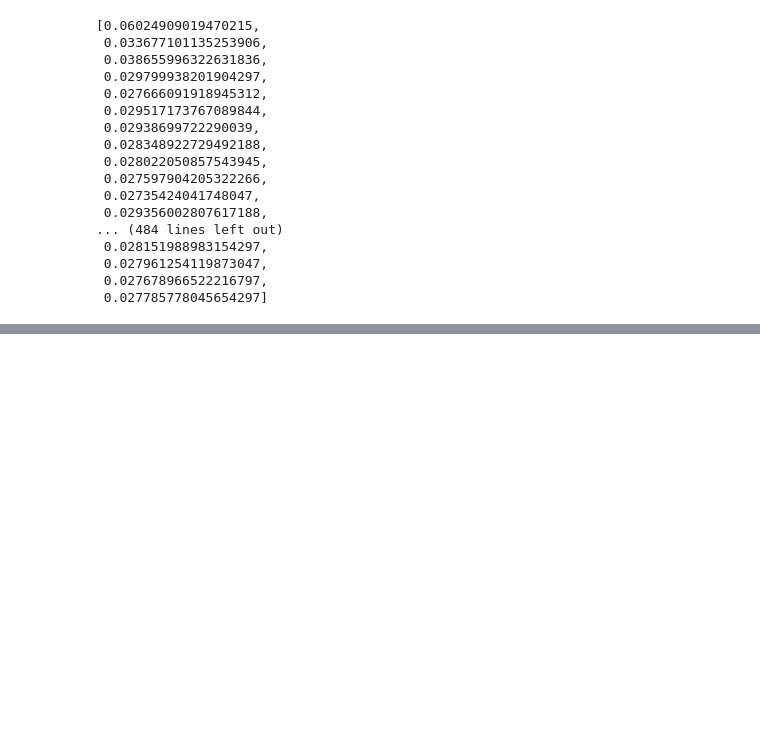
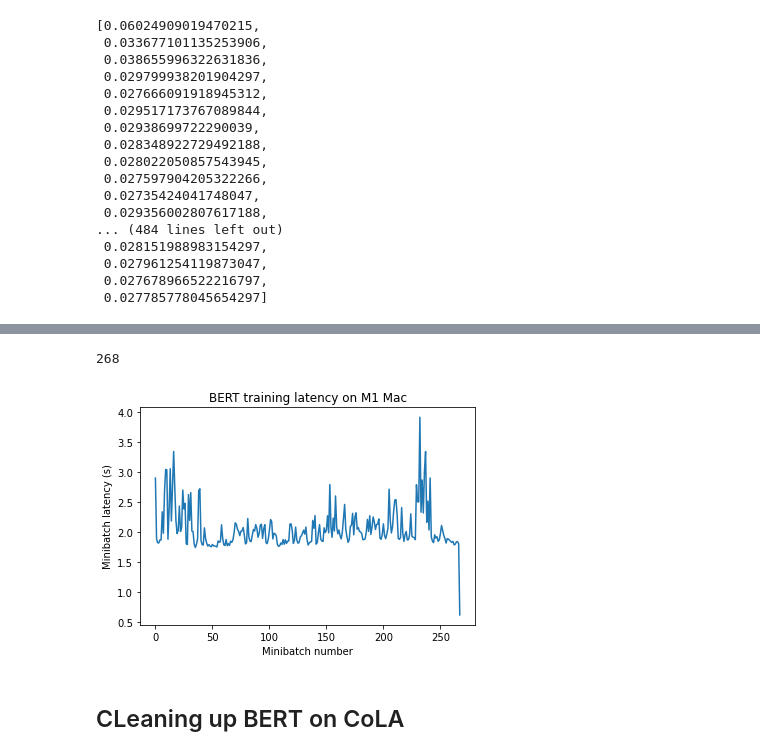
Before and after one commit to LukeBailey181/DeepFlex, a Jupyter notebook: training_latency_eval/testing.ipynb, the cells around one changed output, grey strips where cells are left out. Cells and saved outputs as stored; diff of their text form; code cells hidden in the pictures; blank space fills up the shorter version.

Commit message:
Add BERT evaluation and split up evaluation files

```diff
--- a/training_latency_eval/testing.ipynb
+++ b/training_latency_eval/testing.ipynb
@@ -351,0 +388,19 @@ timing_data[0]
+# %%
+task_to_keys = {
+    "cola": ("sentence", None),
+    "mnli": ("premise", "hypothesis"),
+    "mrpc": ("sentence1", "sentence2"),
+    "qnli": ("question", "sentence"),
+    "qqp": ("question1", "question2"),
+    "rte": ("sentence1", "sentence2"),
+    "sst2": ("sentence", None),
+    "stsb": ("sentence1", "sentence2"),
+    "wnli": ("sentence1", "sentence2"),
+}
+
+raw_datasets = load_dataset(
+    "glue",
+    "cola",
+    cache_dir="./data",
+    #use_auth_token=True if model_args.use_auth_token else None,
+)
@@ -351,0 +520,12 @@ timing_data[0]
+# %%
+import datetime
+
+def format_time(elapsed):
+    '''
+    Takes a time in seconds and returns a string hh:mm:ss
+    '''
+    # Round to the nearest second.
+    elapsed_rounded = int(round((elapsed)))
+
+    # Format as hh:mm:ss
+    return str(datetime.timedelta(seconds=elapsed_rounded))
@@ -351,0 +651,15 @@ timing_data[0]
+# %%
+print(len(train_dataloader))
+# %% [output]
+268
+# %%
+epoch_0 = timing_dataset
+plt.ylabel("Minibatch latency (s)")
+plt.xlabel("Minibatch number")
+plt.title("BERT training latency on M1 Mac")
+plt.plot([i for i in range(len(epoch_0))], epoch_0)
+plt.savefig("./training.png")
+# %% [output]
+[figure, added]
+# %% [markdown]
+## CLeaning up BERT on CoLA
```
Also changed, not shown: parts of 11 cells of this notebook, 2 other files.
